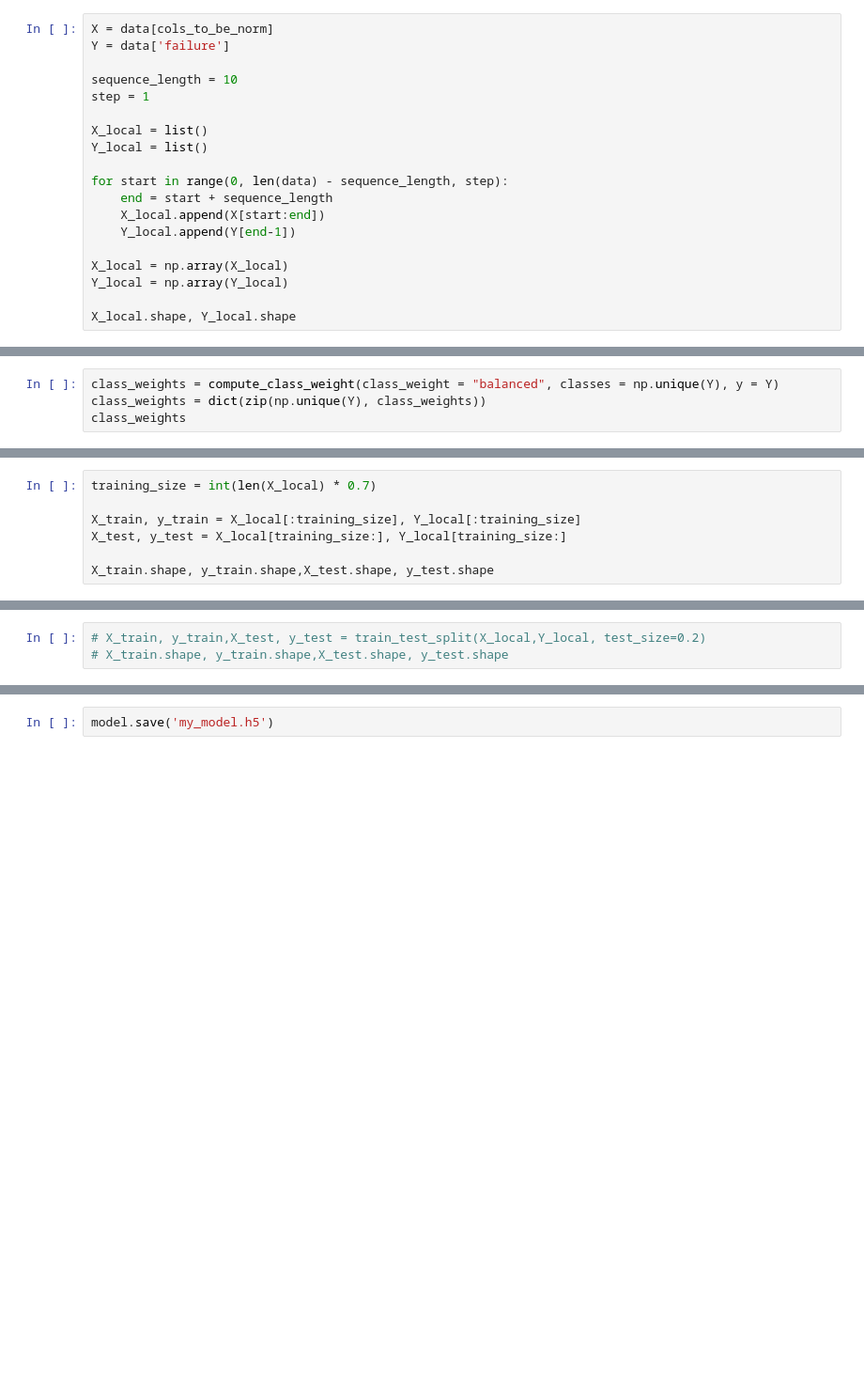
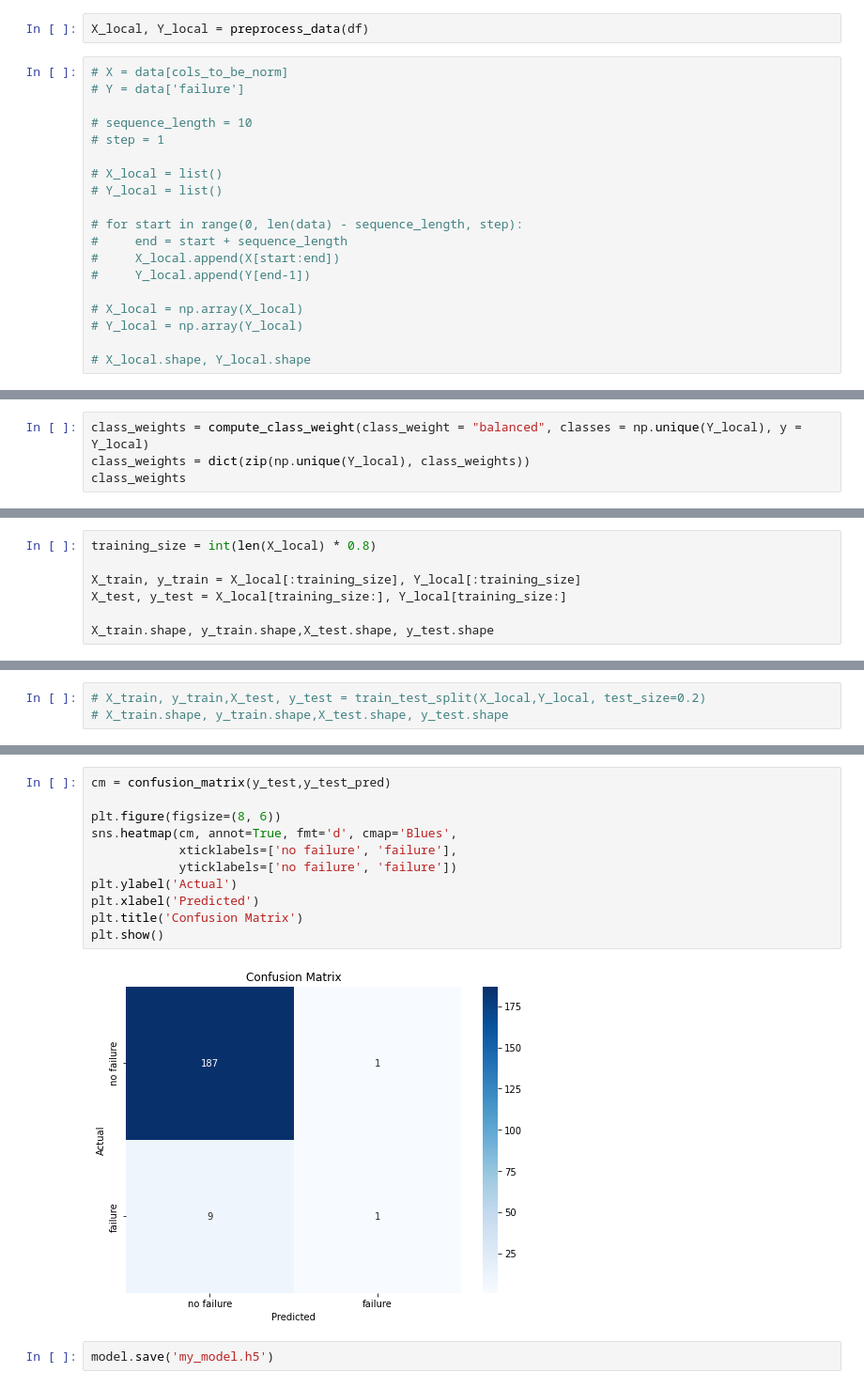
Before and after one commit to Salmanvaliyakath/PumpFailurePredictor, a Jupyter notebook: Pump failure Analytics.ipynb, the cells around one changed output, grey strips where cells are left out. Shown: that part at 94% size. Drawn from its saved outputs; the diff is of its cells as text; blank space fills up the shorter version.

```diff
--- a/Pump failure Analytics.ipynb
+++ b/Pump failure Analytics.ipynb
@@ -185,19 +211,21 @@ data = df_norm.copy()
+# %%
+X_local, Y_local = preprocess_data(df)
 # %%
-X = data[cols_to_be_norm]
-Y = data['failure']
+# X = data[cols_to_be_norm]
+# Y = data['failure']
 
-sequence_length = 10
-step = 1
+# sequence_length = 10
+# step = 1
 
-X_local = list()
-Y_local = list()
+# X_local = list()
+# Y_local = list()
 
-for start in range(0, len(data) - sequence_length, step):
-    end = start + sequence_length
-    X_local.append(X[start:end])
-    Y_local.append(Y[end-1])
+# for start in range(0, len(data) - sequence_length, step):
+#     end = start + sequence_length
+#     X_local.append(X[start:end])
+#     Y_local.append(Y[end-1])
 
-X_local = np.array(X_local)
-Y_local = np.array(Y_local)
+# X_local = np.array(X_local)
+# Y_local = np.array(Y_local)
 
-X_local.shape, Y_local.shape
+# X_local.shape, Y_local.shape
@@ -206,5 +232,5 @@ X_local.shape, Y_local.shape
 # %%
-class_weights = compute_class_weight(class_weight = "balanced", classes = np.unique(Y), y = Y)
-class_weights = dict(zip(np.unique(Y), class_weights))
+class_weights = compute_class_weight(class_weight = "balanced", classes = np.unique(Y_local), y = Y_local)
+class_weights = dict(zip(np.unique(Y_local), class_weights))
 class_weights
 # %% [output]
@@ -232,7 +258,7 @@ Model: "sequential"
  Trainable params: 42,101 (164.46 KB)
  Non-trainable params: 0 (0.00 B)
 # %%
-training_size = int(len(X_local) * 0.7)
+training_size = int(len(X_local) * 0.8)
 
 X_train, y_train = X_local[:training_size], Y_local[:training_size]
 X_test, y_test = X_local[training_size:], Y_local[training_size:]
@@ -285,3 +309,16 @@ weighted avg       0.93      0.84      0.87       297
+# %%
+cm = confusion_matrix(y_test,y_test_pred)
+
+plt.figure(figsize=(8, 6))
+sns.heatmap(cm, annot=True, fmt='d', cmap='Blues',
+            xticklabels=['no failure', 'failure'],
+            yticklabels=['no failure', 'failure'])
+plt.ylabel('Actual')
+plt.xlabel('Predicted')
+plt.title('Confusion Matrix')
+plt.show()
+# %% [output]
+[figure, added]
 # %%
 model.save('my_model.h5')
 # %% [output]
```
Also changed, not shown: parts of 32 cells of this notebook, 1 other file.
